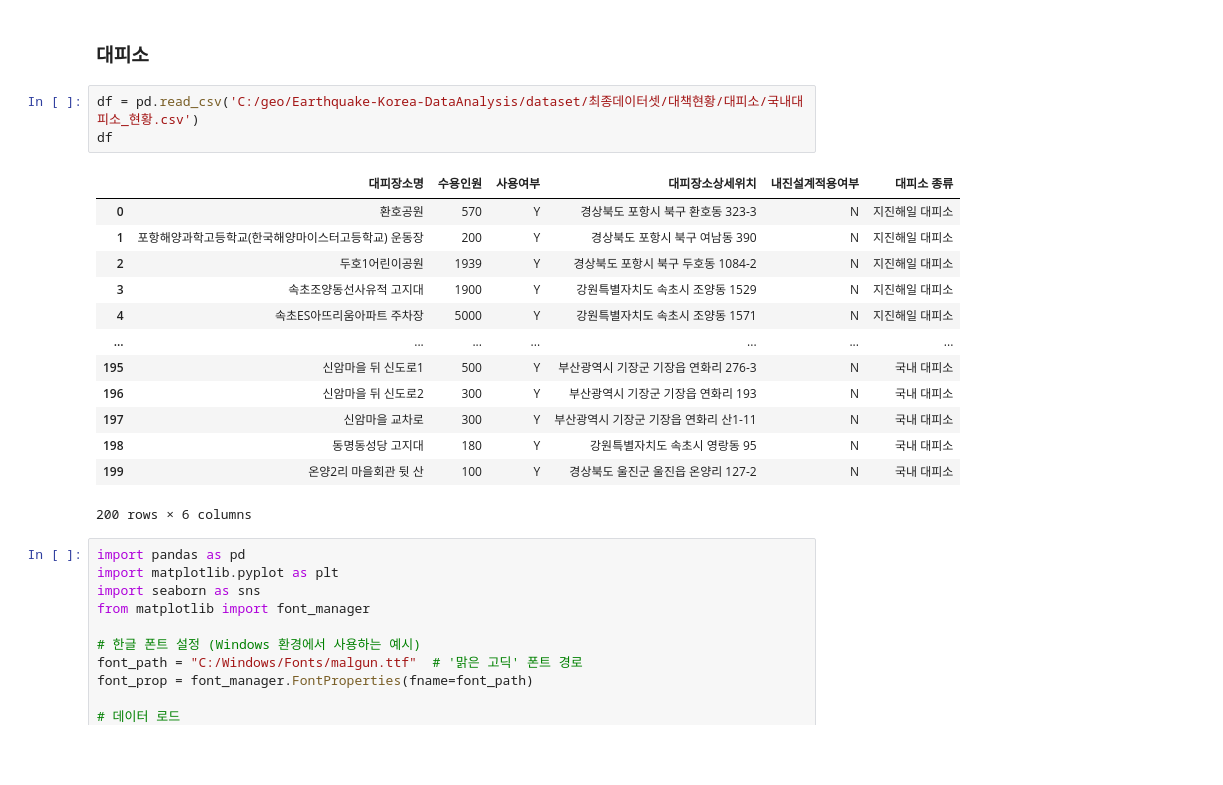
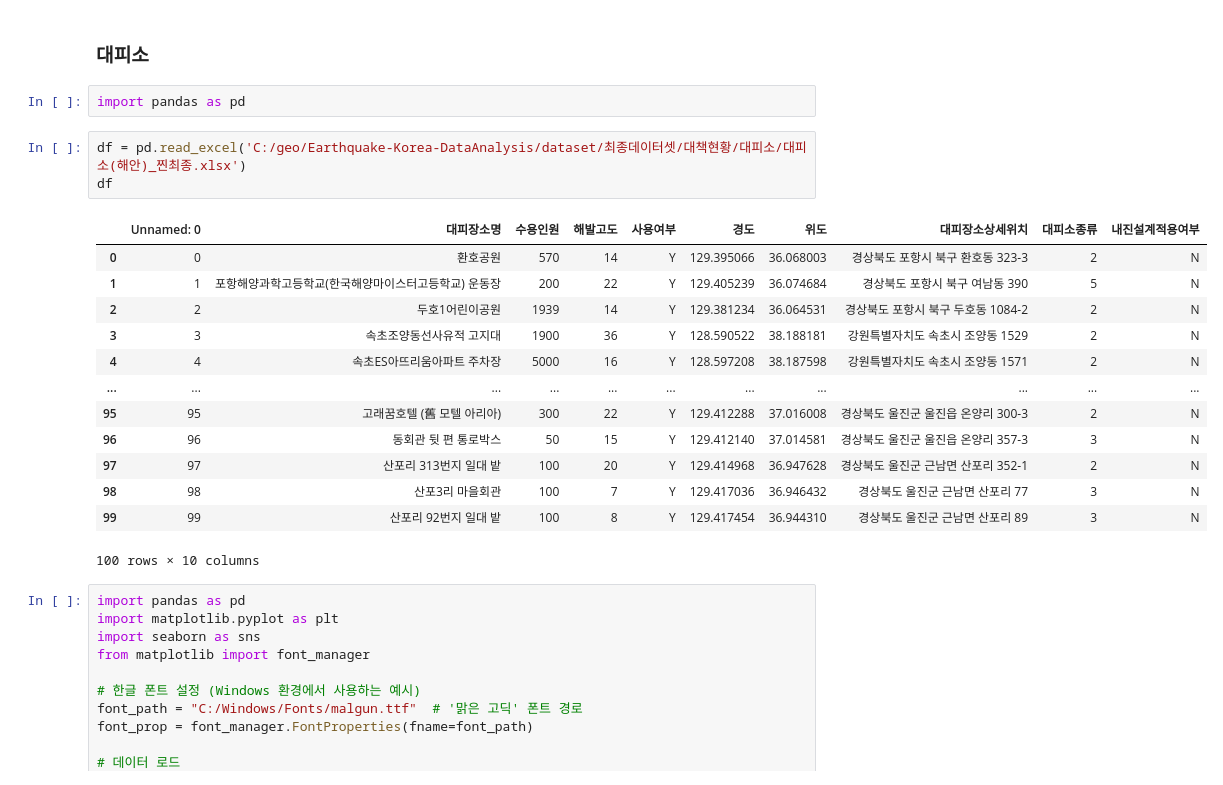
Before and after one commit to minganin99/Earthquake-Korea-DataAnalysis, a Jupyter notebook: nuclearpower_DA/nuclear power.ipynb, the cells around one changed output. Saved outputs shown, nothing was run; the diff lists cells and outputs as text; blank space fills up the shorter version.

```diff
--- a/nuclearpower_DA/nuclear power.ipynb
+++ b/nuclearpower_DA/nuclear power.ipynb
@@ -1,22 +1,24 @@
 # %% [markdown]
 ### 대피소
+# %%
+import pandas as pd
 # %%
-df = pd.read_csv('C:/geo/Earthquake-Korea-DataAnalysis/dataset/최종데이터셋/대책현황/대피소/국내대피소_현황.csv')
+df = pd.read_excel('C:/geo/Earthquake-Korea-DataAnalysis/dataset/최종데이터셋/대책현황/대피소/대피소(해안)_찐최종.xlsx')
 df
 # %% [output]
-|  | 대피장소명 | 수용인원 | 사용여부 | 대피장소상세위치 | 내진설계적용여부 | 대피소 종류 |
-| 0 | 환호공원 | 570 | Y | 경상북도 포항시 북구 환호동 323-3 | N | 지진해일 대피소 |
-| 1 | 포항해양과학고등학교(한국해양마이스터고등학교) 운동장 | 200 | Y | 경상북도 포항시 북구 여남동 390 | N | 지진해일 대피소 |
-| 2 | 두호1어린이공원 | 1939 | Y | 경상북도 포항시 북구 두호동 1084-2 | N | 지진해일 대피소 |
-| 3 | 속초조양동선사유적 고지대 | 1900 | Y | 강원특별자치도 속초시 조양동 1529 | N | 지진해일 대피소 |
-| 4 | 속초ES아뜨리움아파트 주차장 | 5000 | Y | 강원특별자치도 속초시 조양동 1571 | N | 지진해일 대피소 |
-| ... | ... | ... | ... | ... | ... | ... |
-| 195 | 신암마을 뒤 신도로1 | 500 | Y | 부산광역시 기장군 기장읍 연화리 276-3 | N | 국내 대피소 |
-| 196 | 신암마을 뒤 신도로2 | 300 | Y | 부산광역시 기장군 기장읍 연화리 193 | N | 국내 대피소 |
-| 197 | 신암마을 교차로 | 300 | Y | 부산광역시 기장군 기장읍 연화리 산1-11 | N | 국내 대피소 |
-| 198 | 동명동성당 고지대 | 180 | Y | 강원특별자치도 속초시 영랑동 95 | N | 국내 대피소 |
-| 199 | 온양2리 마을회관 뒷 산 | 100 | Y | 경상북도 울진군 울진읍 온양리 127-2 | N | 국내 대피소 |
+|  | Unnamed: 0 | 대피장소명 | 수용인원 | 해발고도 | 사용여부 | 경도 | 위도 | 대피장소상세위치 | 대피소종류 | 내진설계적용여부 |
+| 0 | 0 | 환호공원 | 570 | 14 | Y | 129.395066 | 36.068003 | 경상북도 포항시 북구 환호동 323-3 | 2 | N |
+| 1 | 1 | 포항해양과학고등학교(한국해양마이스터고등학교) 운동장 | 200 | 22 | Y | 129.405239 | 36.074684 | 경상북도 포항시 북구 여남동 390 | 5 | N |
+| 2 | 2 | 두호1어린이공원 | 1939 | 14 | Y | 129.381234 | 36.064531 | 경상북도 포항시 북구 두호동 1084-2 | 2 | N |
+| 3 | 3 | 속초조양동선사유적 고지대 | 1900 | 36 | Y | 128.590522 | 38.188181 | 강원특별자치도 속초시 조양동 1529 | 2 | N |
+| 4 | 4 | 속초ES아뜨리움아파트 주차장 | 5000 | 16 | Y | 128.597208 | 38.187598 | 강원특별자치도 속초시 조양동 1571 | 2 | N |
+| ... | ... | ... | ... | ... | ... | ... | ... | ... | ... | ... |
+| 95 | 95 | 고래꿈호텔 (舊 모텔 아리아) | 300 | 22 | Y | 129.412288 | 37.016008 | 경상북도 울진군 울진읍 온양리 300-3 | 2 | N |
+| 96 | 96 | 동회관 뒷 편 통로박스 | 50 | 15 | Y | 129.412140 | 37.014581 | 경상북도 울진군 울진읍 온양리 357-3 | 3 | N |
+| 97 | 97 | 산포리 313번지 일대 밭 | 100 | 20 | Y | 129.414968 | 36.947628 | 경상북도 울진군 근남면 산포리 352-1 | 2 | N |
+| 98 | 98 | 산포3리 마을회관 | 100 | 7 | Y | 129.417036 | 36.946432 | 경상북도 울진군 근남면 산포리 77 | 3 | N |
+| 99 | 99 | 산포리 92번지 일대 밭 | 100 | 8 | Y | 129.417454 | 36.944310 | 경상북도 울진군 근남면 산포리 89 | 3 | N |
-200 rows × 6 columns
+100 rows × 10 columns
 # %%
 import pandas as pd
 import matplotlib.pyplot as plt
```
Also changed, not shown: parts of 13 cells of this notebook, 1 other file.
